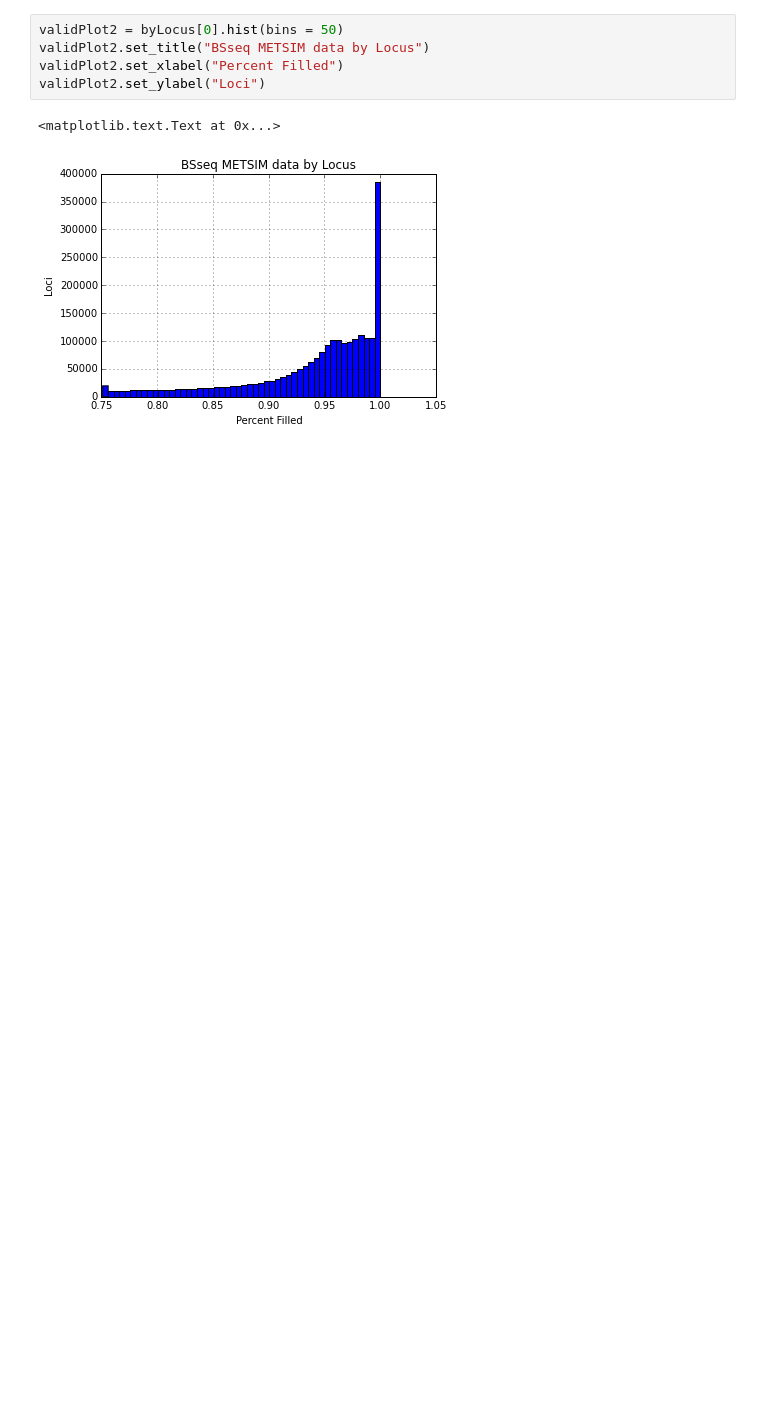
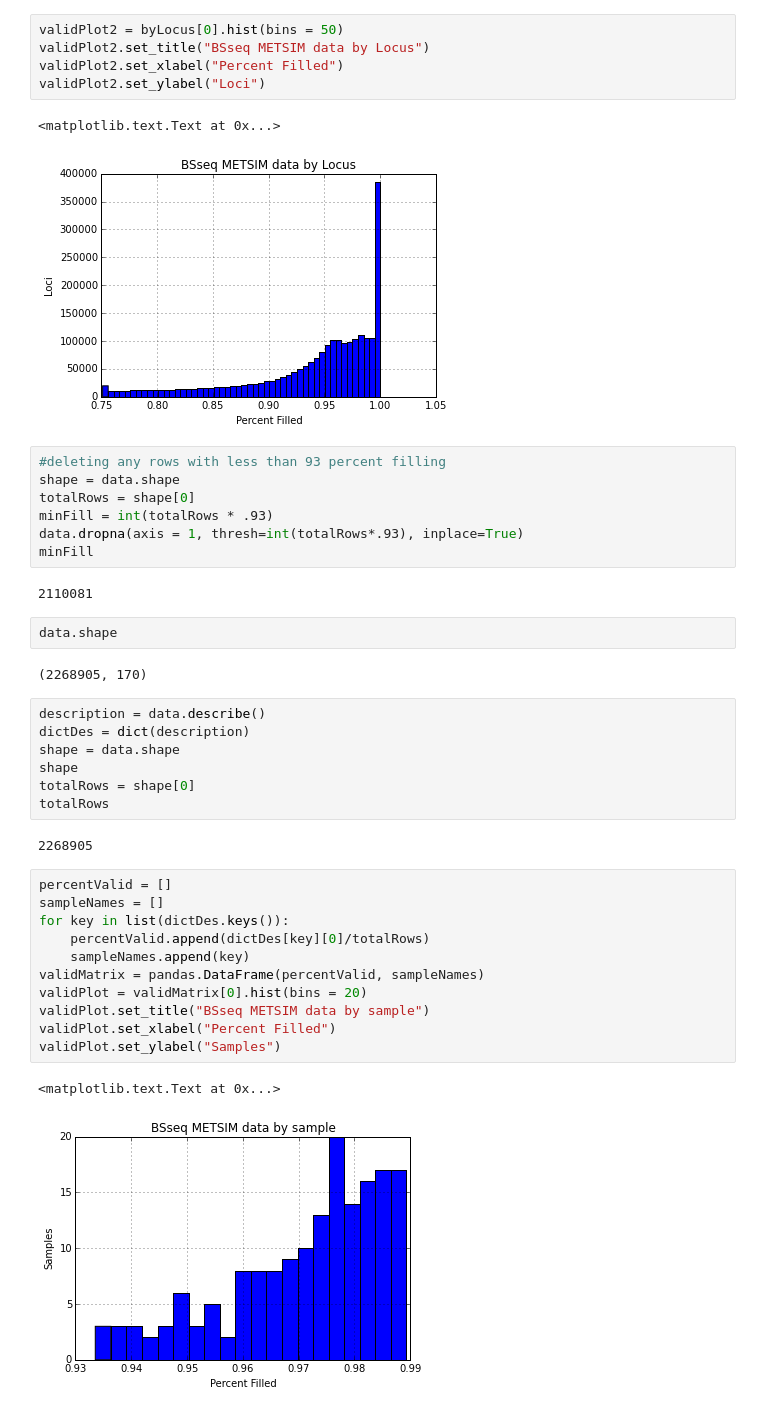
Before and after one commit to michael-weinstein/BattleStar, a Jupyter notebook: FillingPercentages.ipynb, the cells around one changed output. Drawn from its saved outputs; the diff is of its cells as text; blank space fills up the shorter version.

```diff
--- a/FillingPercentages.ipynb
+++ b/FillingPercentages.ipynb
@@ -70,3 +70,39 @@ validPlot2.set_ylabel("Loci")
 # %% [output]
 <matplotlib.text.Text at 0x...>
 [figure]
+# %%
+#deleting any rows with less than 93 percent filling
+shape = data.shape
+totalRows = shape[0]
+minFill = int(totalRows * .93)
+data.dropna(axis = 1, thresh=int(totalRows*.93), inplace=True)
+minFill
+# %% [output]
+2110081
+# %%
+data.shape
+# %% [output]
+(2268905, 170)
+# %%
+description = data.describe()
+dictDes = dict(description)
+shape = data.shape
+shape
+totalRows = shape[0]
+totalRows
+# %% [output]
+2268905
+# %%
+percentValid = []
+sampleNames = []
+for key in list(dictDes.keys()):
+    percentValid.append(dictDes[key][0]/totalRows)
+    sampleNames.append(key)
+validMatrix = pandas.DataFrame(percentValid, sampleNames)
+validPlot = validMatrix[0].hist(bins = 20)
+validPlot.set_title("BSseq METSIM data by sample")
+validPlot.set_xlabel("Percent Filled")
+validPlot.set_ylabel("Samples")
+# %% [output]
+<matplotlib.text.Text at 0x...>
+[figure, added]
```
Also changed, not shown: parts of 8 cells of this notebook.
